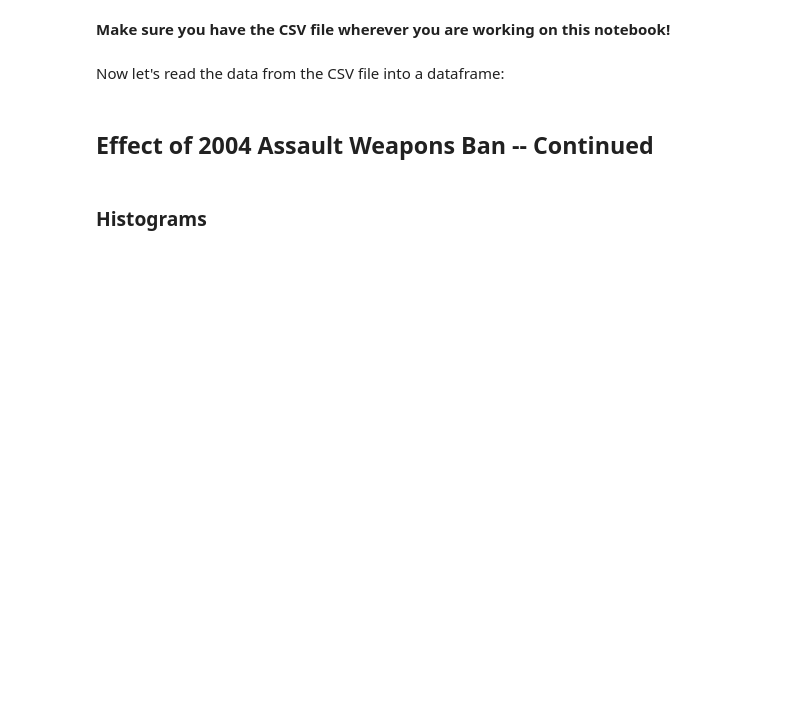
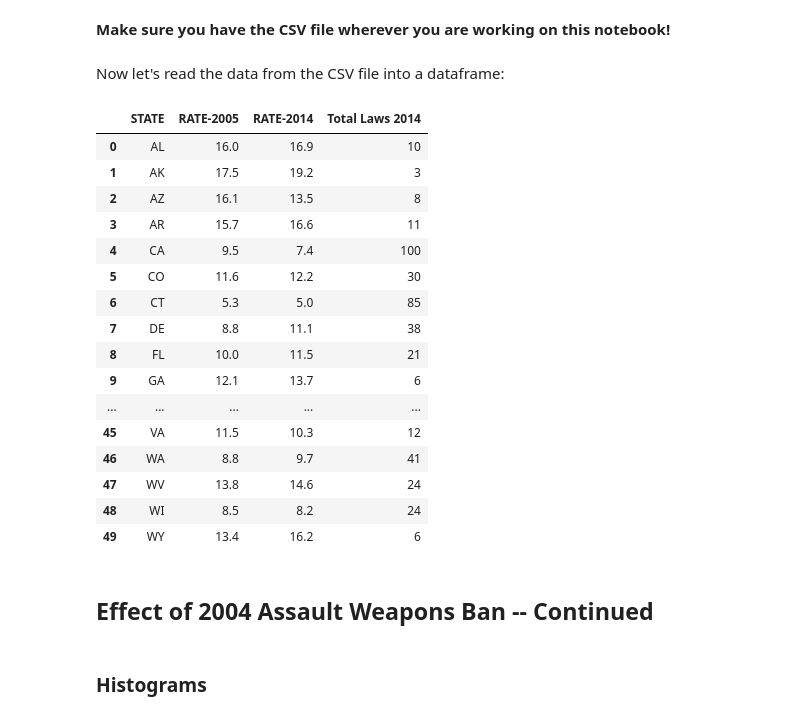
Before and after one commit to hodsonus/ece-stats, a Jupyter notebook: lectures/lecture-10/Lecture-10.ipynb, the cells around one changed output. Saved outputs shown, nothing was run; the diff lists cells and outputs as text; code cells hidden in the pictures; blank space fills up the shorter version.

```diff
--- a/lectures/lecture-10/Lecture-10.ipynb
+++ b/lectures/lecture-10/Lecture-10.ipynb
@@ -12,6 +12,25 @@ import pandas as pd
 Now let's read the data from the CSV file into a dataframe:
 # %%
 df=pd.read_csv("firearms-combined.csv")
+df
+# %% [output]
+|  | STATE | RATE-2005 | RATE-2014 | Total Laws 2014 |
+| 0 | AL | 16.0 | 16.9 | 10 |
+| 1 | AK | 17.5 | 19.2 | 3 |
+| 2 | AZ | 16.1 | 13.5 | 8 |
+| 3 | AR | 15.7 | 16.6 | 11 |
+| 4 | CA | 9.5 | 7.4 | 100 |
+| 5 | CO | 11.6 | 12.2 | 30 |
+| 6 | CT | 5.3 | 5.0 | 85 |
+| 7 | DE | 8.8 | 11.1 | 38 |
+| 8 | FL | 10.0 | 11.5 | 21 |
+| 9 | GA | 12.1 | 13.7 | 6 |
+| ... | ... | ... | ... | ... |
+| 45 | VA | 11.5 | 10.3 | 12 |
+| 46 | WA | 8.8 | 9.7 | 41 |
+| 47 | WV | 13.8 | 14.6 | 24 |
+| 48 | WI | 8.5 | 8.2 | 24 |
+| 49 | WY | 13.4 | 16.2 | 6 |
 # %% [markdown]
 ## Effect of 2004 Assault Weapons Ban -- Continued
 # %%
```
Also changed, not shown: 38 other files.
